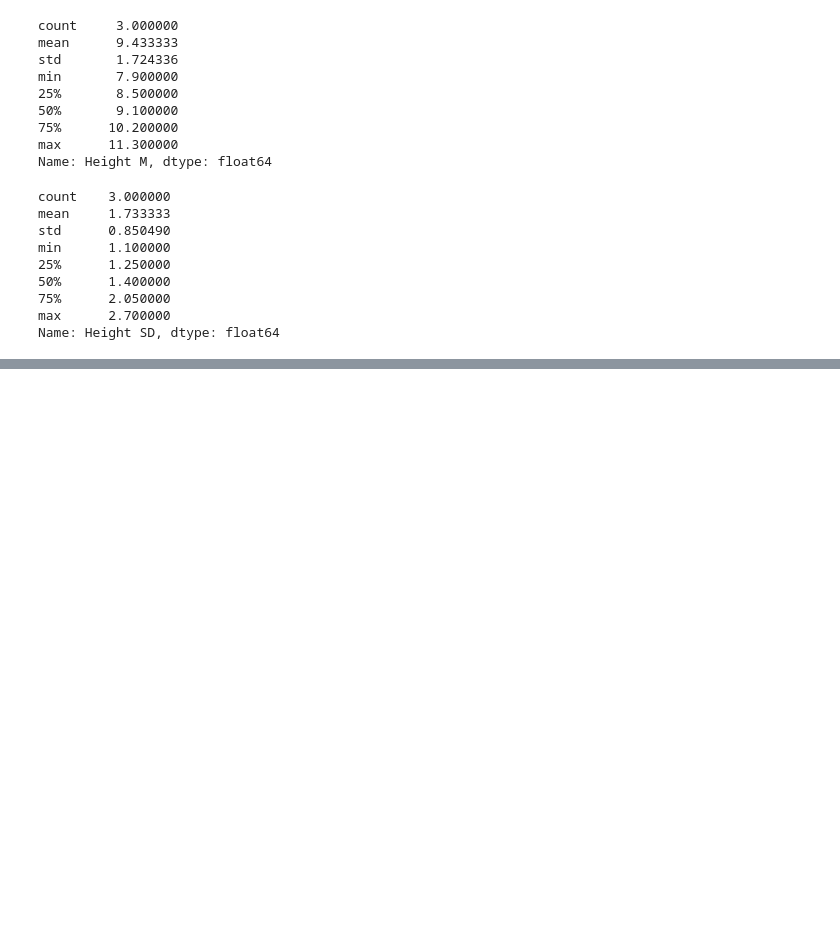
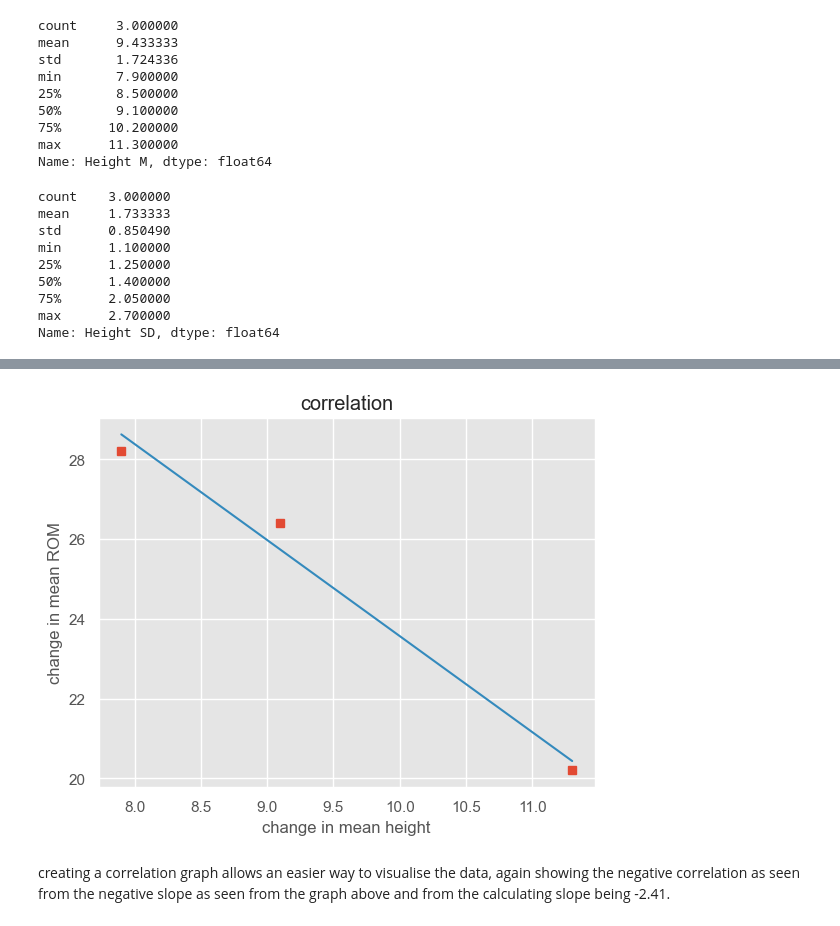
Before and after one commit to JMurd0/PDN-study-, a Jupyter notebook: Height and ROM change code.ipynb, the cells around one changed output, grey strips where cells are left out. Saved outputs shown, nothing was run; the diff lists cells and outputs as text; code cells hidden in the pictures; blank space fills up the shorter version.

```diff
--- a/Height and ROM change code.ipynb
+++ b/Height and ROM change code.ipynb
@@ -161,0 +197,27 @@ plt.show()
+# %%
+plt.style.use('ggplot')
+
+# creating arrays for mean height and ROM
+x = np.array([7.9, 9.1, 11.3])
+y = np.array([28.2, 26.4, 20.2])
+xy = np.array([[7.9, 9.1, 11.3],
+              [28.2, 26.4, 20.2]])
+
+
+# creation of an f string
+slope, intercept, r, p, stderr = scipy.stats.linregress(x, y)
+line = f'Regression line: y={intercept:.2f}+{slope:.2f}x, r={r:.2f}'
+
+# plotting the graph
+fig, ax = plt.subplots()
+ax.plot(x, y, linewidth = 0, marker='s', label='Data points')
+ax.plot(x, intercept + slope * x, label=line)
+plt.title('correlation')
+plt.xlabel('change in mean height')
+plt.ylabel('change in mean ROM')
+
+plt.show()
+# %% [output]
+[figure, added]
+# %% [markdown]
+creating a correlation graph allows an easier way to visualise the data, again showing the negative correlation as seen from the negative slope as seen from the graph above and from the calculating slope being -2.41.
```
Also changed, not shown: parts of 8 cells of this notebook.
